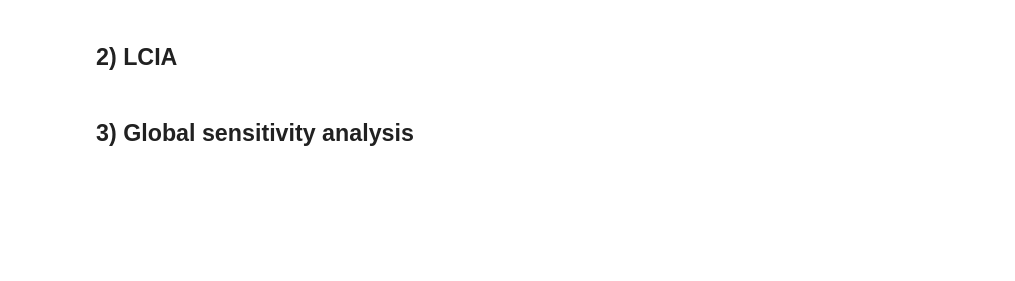
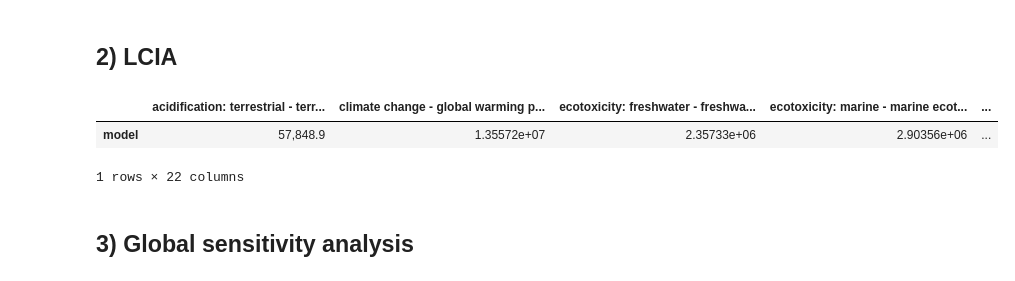
Before and after one commit to felixpollet/LCAv, a Jupyter notebook: lcav/notebook/methodology_example.ipynb, the cells around one changed output. Saved outputs shown, nothing was run; the diff lists cells and outputs as text; code cells hidden in the pictures; blank space fills up the shorter version.

```diff
--- a/lcav/notebook/methodology_example.ipynb
+++ b/lcav/notebook/methodology_example.ipynb
@@ -46,24 +122,13 @@ agb.list_parameters()
 # %%
 agb.compute_impacts(
     model,
     methods,
-
-    functional_unit = 1.03e13,  # divide impacts by this value
-    axis = 'phase',
-
-    n_aircraft = 25000,
-    aircraft_lifetime = 25,
-    n_airports = 0,
-    airport_lifetime = 100,
-    total_energy = 3e12, # kWh
-    energy_density_kero = 11.99, # kWh/kg
-    share_efuel = 0.0,
-    amount_elec_h2 = 2, # kWh of elec to produce 1 kWh of efuel
-    amount_h2 = 1, # kg of h2 to produce 1 kg of efuel,
-    energy_density_h2 = 33.6,
-    electricity_switch_param = 'pv'
-    # ... default values will be set for parameters not provided by the user
+    # ... parameters values
 )
+# %% [output]
+|  | acidification: terrestrial - terr... | climate change - global warming p... | ecotoxicity: freshwater - freshwa... | ecotoxicity: marine - marine ecot... | ... |
+| model | 57,848.9 | 1.35572e+07 | 2.35733e+06 | 2.90356e+06 | ... |
+1 rows × 22 columns
 # %%
 # reset parameters distributions
 #for param in lcalg.params._param_registry().all():
```
Also changed, not shown: parts of 7 cells of this notebook, 4 other files.
